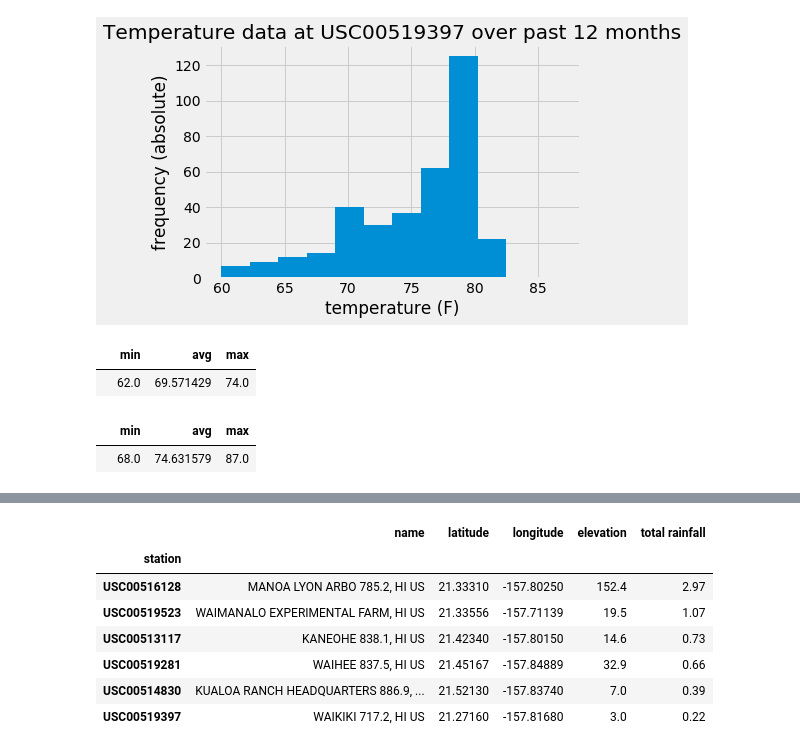
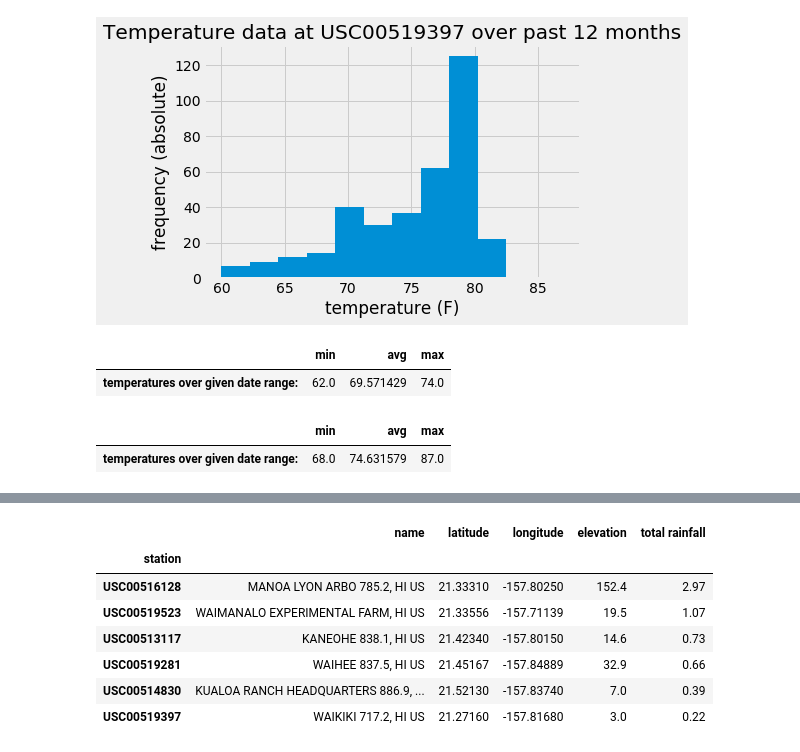
Before and after one commit to eanord4/sqlalchemy-challenge, a Jupyter notebook: climate_analysis.ipynb, the cells around one changed output, grey strips where cells are left out. Drawn from its saved outputs; the diff is of its cells as text; code cells hidden in the pictures.

```diff
--- a/climate_analysis.ipynb
+++ b/climate_analysis.ipynb
@@ -243,32 +255,32 @@ last 12 months of measurements for USC00519397:
 # %%
 # This function called `calc_temps` will accept start date and end date in the format '%Y-%m-%d'
 # and return the minimum, average, and maximum temperatures for that range of dates
 def calc_temps(start_date, end_date):
     """TMIN, TAVG, and TMAX for a list of dates.
 
     Args:
         start_date (string): A date string in the format %Y-%m-%d
         end_date (string): A date string in the format %Y-%m-%d
 
     Returns:
         TMIN, TAVE, and TMAX
     """
 
     return session.query(func.min(Measurement.tobs), func.avg(Measurement.tobs), func.max(Measurement.tobs)).\
         filter(Measurement.date >= start_date).filter(Measurement.date <= end_date).all()
 
 ### added by Eric ###
 
 def format_temps(temps):
     """formatting for calc_temps()"""
 
-    return pd.DataFrame(temps, columns=["min", "avg", "max"], index=[""])
+    return pd.DataFrame(temps, columns=["min", "avg", "max"], index=["temperatures over given date range:"])
 
 # formatted example of `calc_temps`
 format_temps(calc_temps('2012-02-28', '2012-03-05'))
 # %% [output]
 |  | min | avg | max |
-|  | 62.0 | 69.571429 | 74.0 |
+| temperatures over given date range: | 62.0 | 69.571429 | 74.0 |
 # %%
 # Use your previous function `calc_temps` to calculate the tmin, tavg, and tmax
 # for your trip using the previous year's data for those same dates.
@@ -288,7 +300,7 @@ prev_year_temps = calc_temps(prev_start, prev_end)
 format_temps(prev_year_temps)
 # %% [output]
 |  | min | avg | max |
-|  | 68.0 | 74.631579 | 87.0 |
+| temperatures over given date range: | 68.0 | 74.631579 | 87.0 |
 # %%
 # Plot the results from your previous query as a bar chart.
 # Use "Trip Avg Temp" as your Title
```
Also changed, not shown: parts of 6 cells of this notebook.
